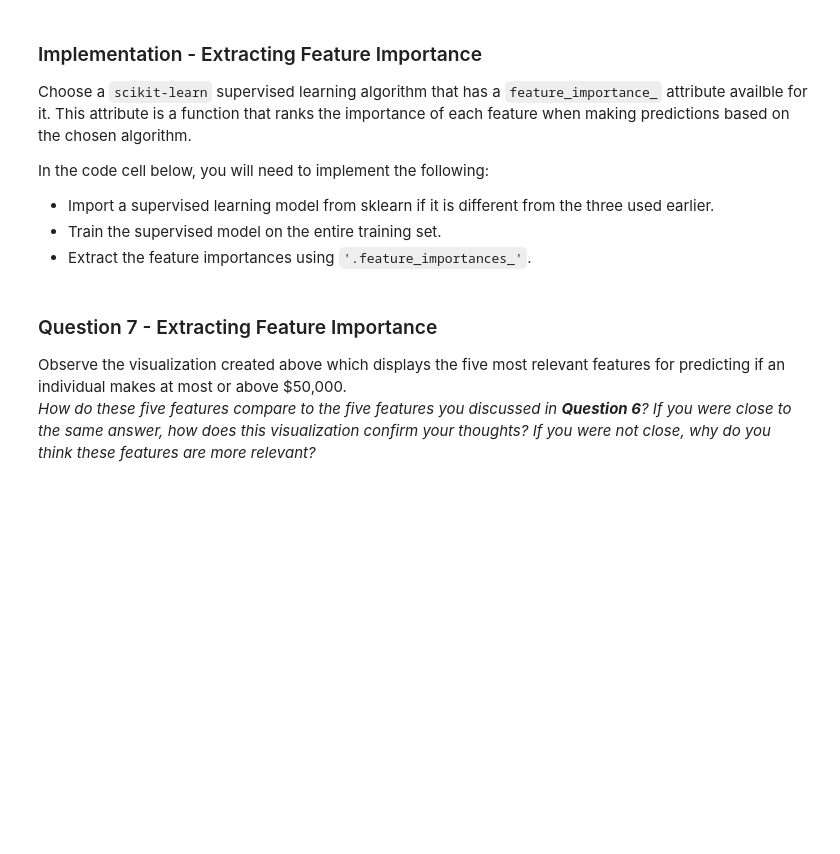
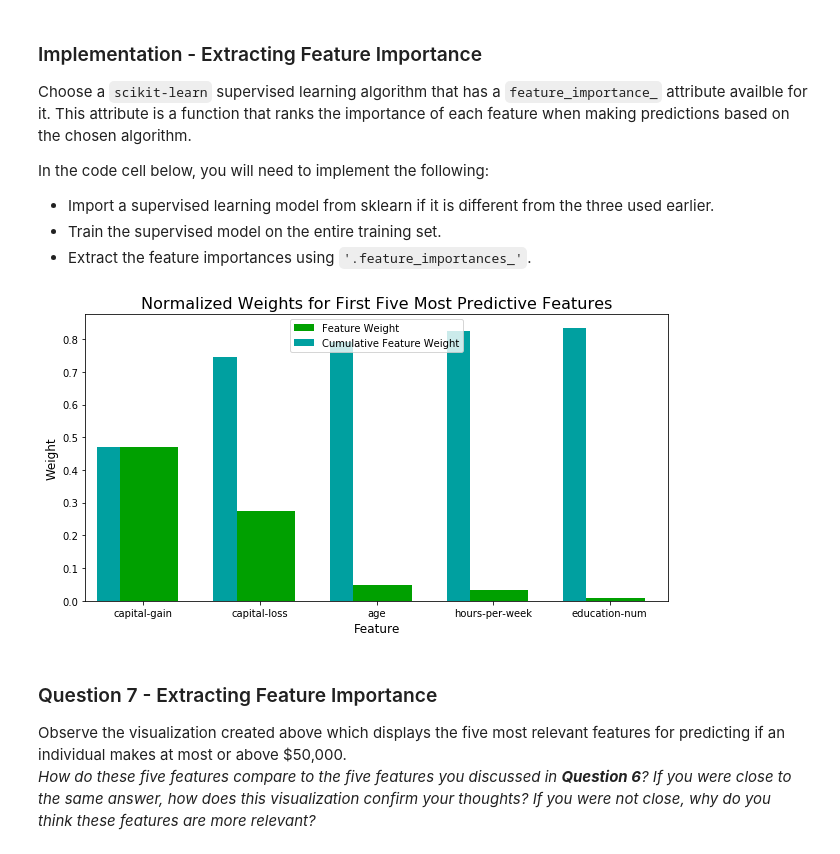
Before and after one commit to ncondo/machine-learning, a Jupyter notebook: projects/finding_donors/finding_donors.ipynb, the cells around one changed output. Drawn from its saved outputs; the diff is of its cells as text; code cells hidden in the pictures; blank space fills up the shorter version.

```diff
--- a/projects/finding_donors/finding_donors.ipynb
+++ b/projects/finding_donors/finding_donors.ipynb
@@ -471,15 +473,18 @@ In the code cell below, you will need to implement the following:
  - Extract the feature importances using `'.feature_importances_'`.
 # %%
 # TODO: Import a supervised learning model that has 'feature_importances_'
+# AdaBoostClassifier already imported above
 
 # TODO: Train the supervised model on the training set
-model = None
+model = best_clf # use optimized model previously trained above
 
 # TODO: Extract the feature importances
-importances = None
+importances = model.feature_importances_
 
 # Plot
 vs.feature_plot(importances, X_train, y_train)
+# %% [output]
+[figure, added]
 # %% [markdown]
 ### Question 7 - Extracting Feature Importance
 
```
Also changed, not shown: parts of 7 cells of this notebook, 1 other file.
